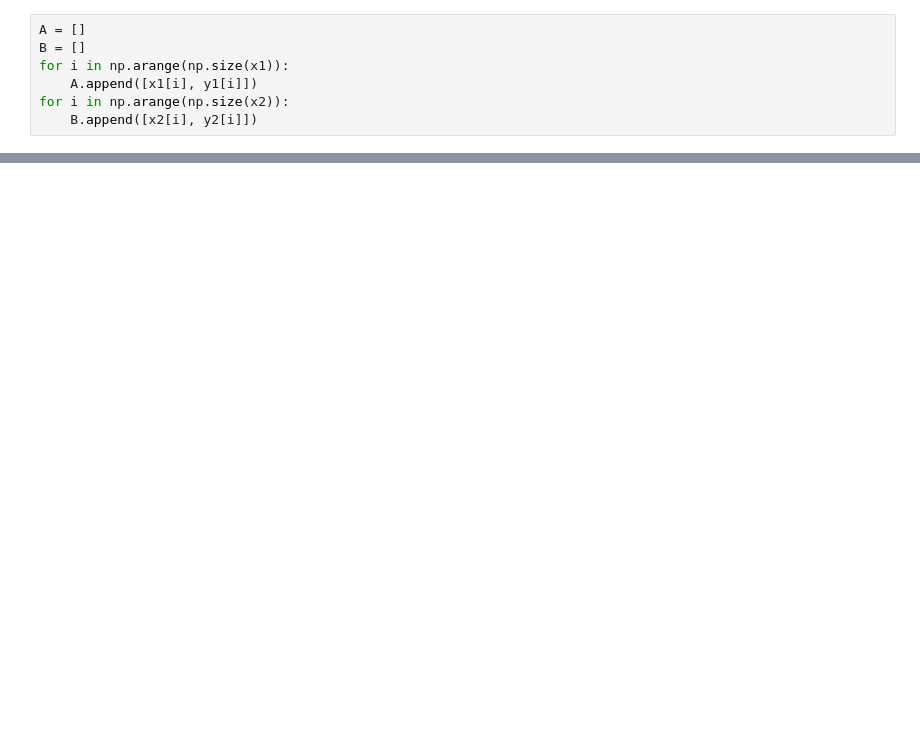
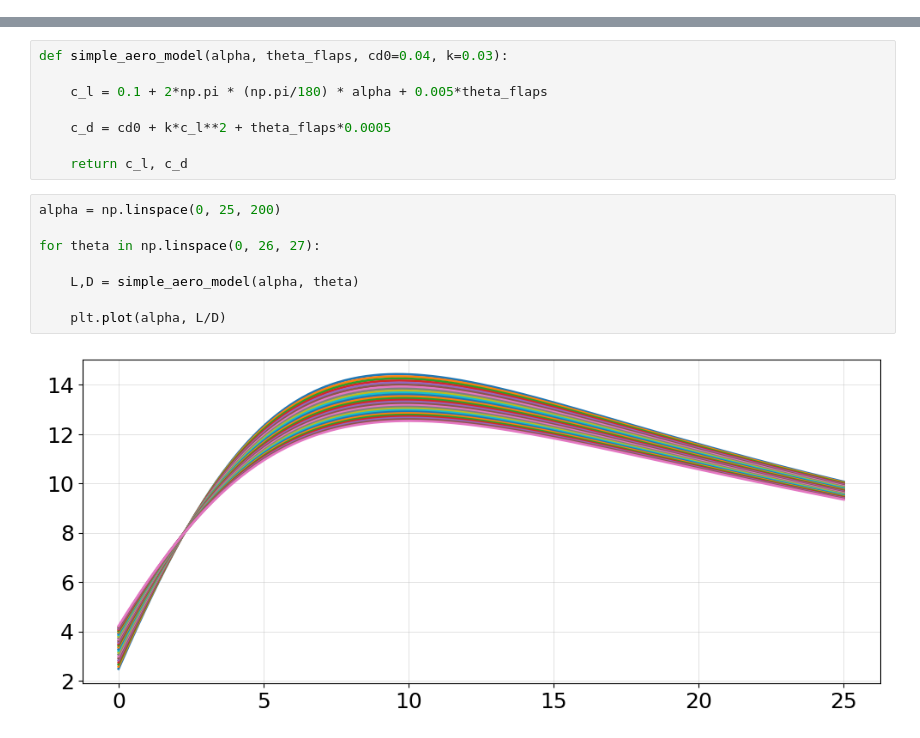
Before and after one commit to MIT-LAE/pyNA, a Jupyter notebook: pyNA/run/Untitled.ipynb, the cells around one changed output, grey strips where cells are left out. Drawn from its saved outputs; the diff is of its cells as text; blank space fills up the shorter version.

```diff
--- a/pyNA/run/Untitled.ipynb
+++ b/pyNA/run/Untitled.ipynb
@@ -12,7 +0,0 @@ y2 = np.array([0,0.258992806,0.517985612,0.73381295,0.73381295,0.647482014,0.561
-# %%
-A = []
-B = []
-for i in np.arange(np.size(x1)):
-    A.append([x1[i], y1[i]])
-for i in np.arange(np.size(x2)):
-    B.append([x2[i], y2[i]])
@@ -29,0 +69,18 @@ print(Polygon(B).area/Polygon(A).area)
+# %%
+def simple_aero_model(alpha, theta_flaps, cd0=0.04, k=0.03):
+
+    c_l = 0.1 + 2*np.pi * (np.pi/180) * alpha + 0.005*theta_flaps
+
+    c_d = cd0 + k*c_l**2 + theta_flaps*0.0005
+
+    return c_l, c_d
+# %%
+alpha = np.linspace(0, 25, 200)
+
+for theta in np.linspace(0, 26, 27):
+
+    L,D = simple_aero_model(alpha, theta)
+
+    plt.plot(alpha, L/D)
+# %% [output]
+[figure, added]
```
Also changed, not shown: parts of 10 cells of this notebook, 24 other files.
